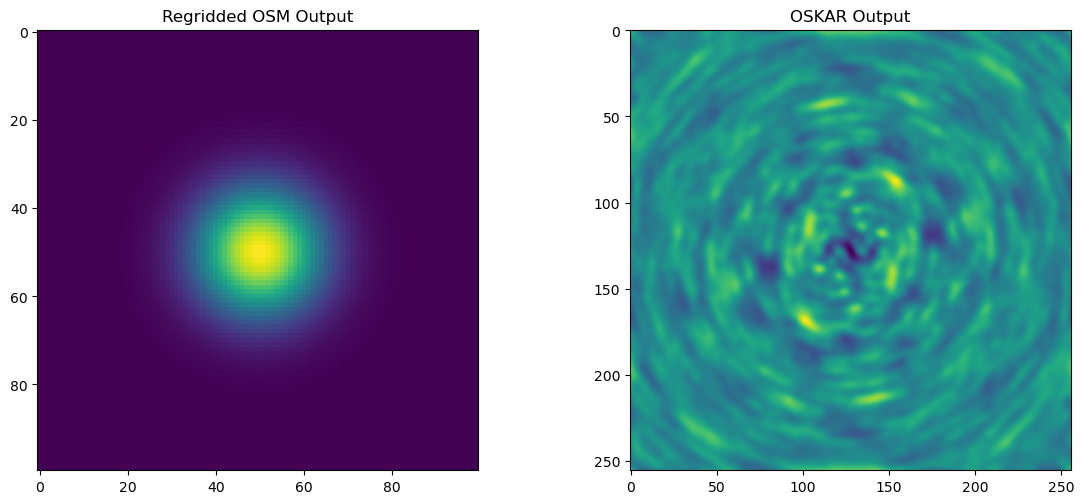
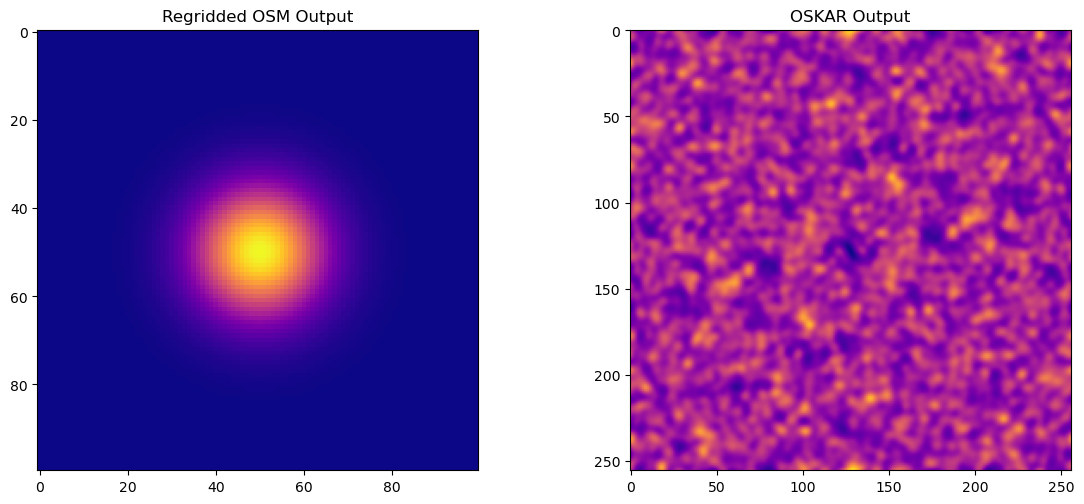
Unified diff of the notebook cell whose output changed from the first chart to the second:
--- before
+++ after
@@ -2,7 +2,7 @@
 fig.set_size_inches(12, 5)
 fig.tight_layout()
-ax[0].imshow(channel_osm)
+ax[0].imshow(channel_osm, cmap="plasma")
 ax[0].set_title("Regridded OSM Output")
-ax[1].imshow(channel_fits)
+ax[1].imshow(channel_fits, cmap="plasma")
 ax[1].set_title("OSKAR Output")
 plt.show()

Commit: Changed name of oskar-regrid.py for better pip compatability